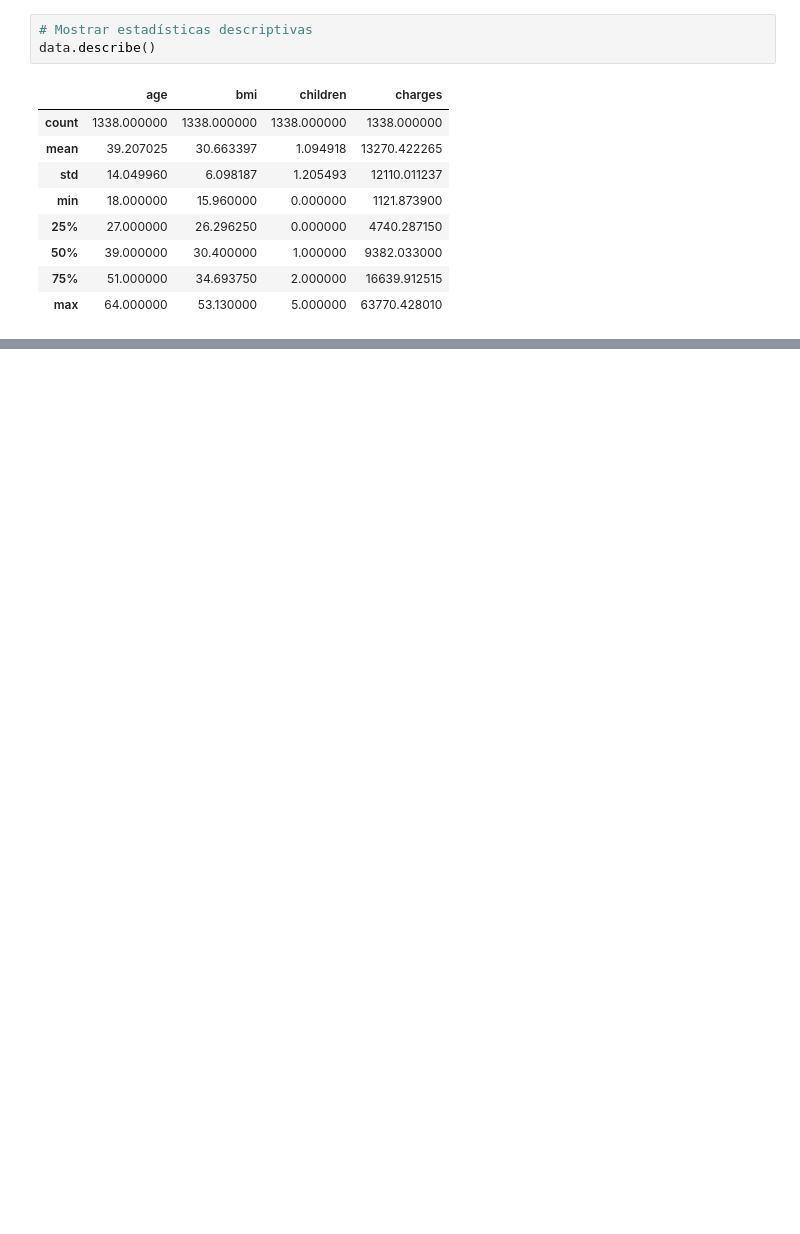
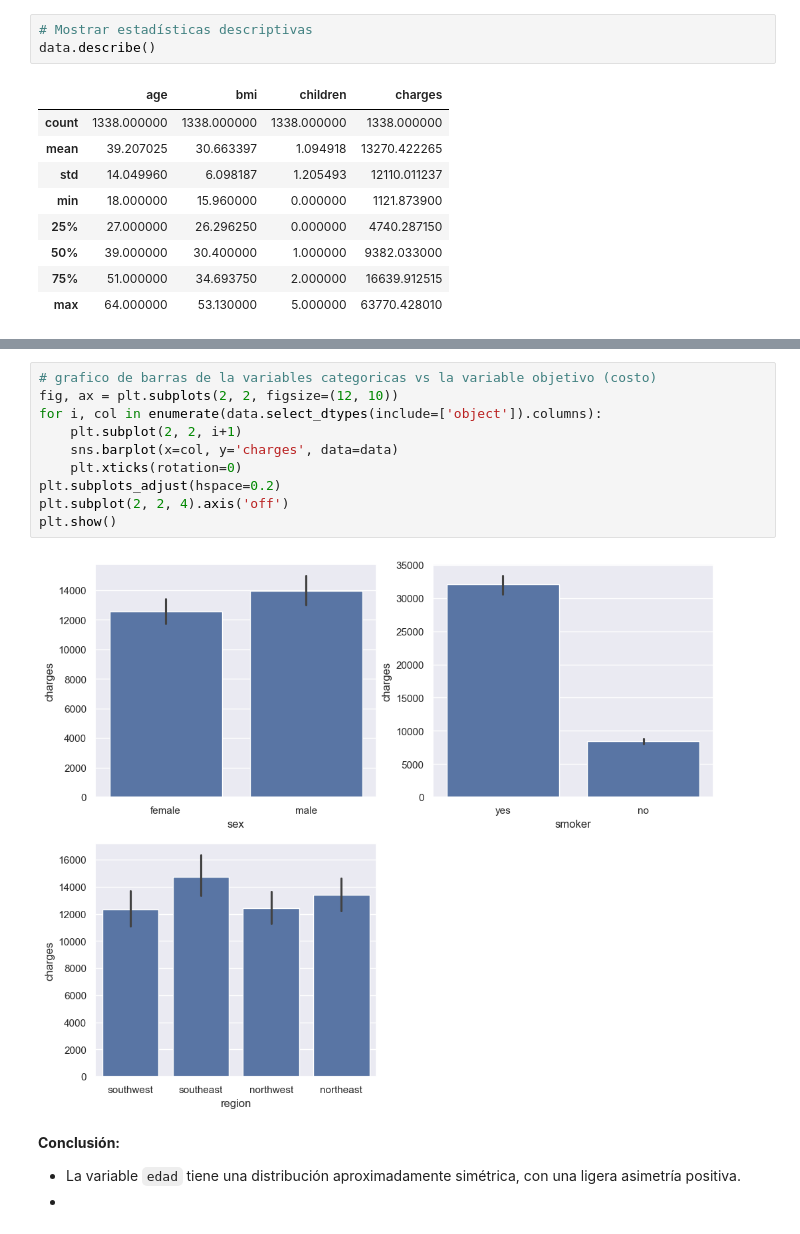
Before and after one commit to palberth/CienciaDatos-MASDI, a Jupyter notebook: Seccion_2/Ejemplo-01/unsurance_cost_regression.ipynb, the cells around one changed output, grey strips where cells are left out. Drawn from its saved outputs; the diff is of its cells as text; blank space fills up the shorter version.

```diff
--- a/Seccion_2/Ejemplo-01/unsurance_cost_regression.ipynb
+++ b/Seccion_2/Ejemplo-01/unsurance_cost_regression.ipynb
@@ -281,0 +265,17 @@ plt.xlabel("region");
+# %%
+# grafico de barras de la variables categoricas vs la variable objetivo (costo)
+fig, ax = plt.subplots(2, 2, figsize=(12, 10))
+for i, col in enumerate(data.select_dtypes(include=['object']).columns):
+    plt.subplot(2, 2, i+1)
+    sns.barplot(x=col, y='charges', data=data)
+    plt.xticks(rotation=0)
+plt.subplots_adjust(hspace=0.2)
+plt.subplot(2, 2, 4).axis('off')
+plt.show()
+# %% [output]
+[figure, added]
+# %% [markdown]
+**Conclusión:**
+
+- La variable `edad` tiene una distribución aproximadamente simétrica, con una ligera asimetría positiva.
+-
```
Also changed, not shown: parts of 31 cells of this notebook.
